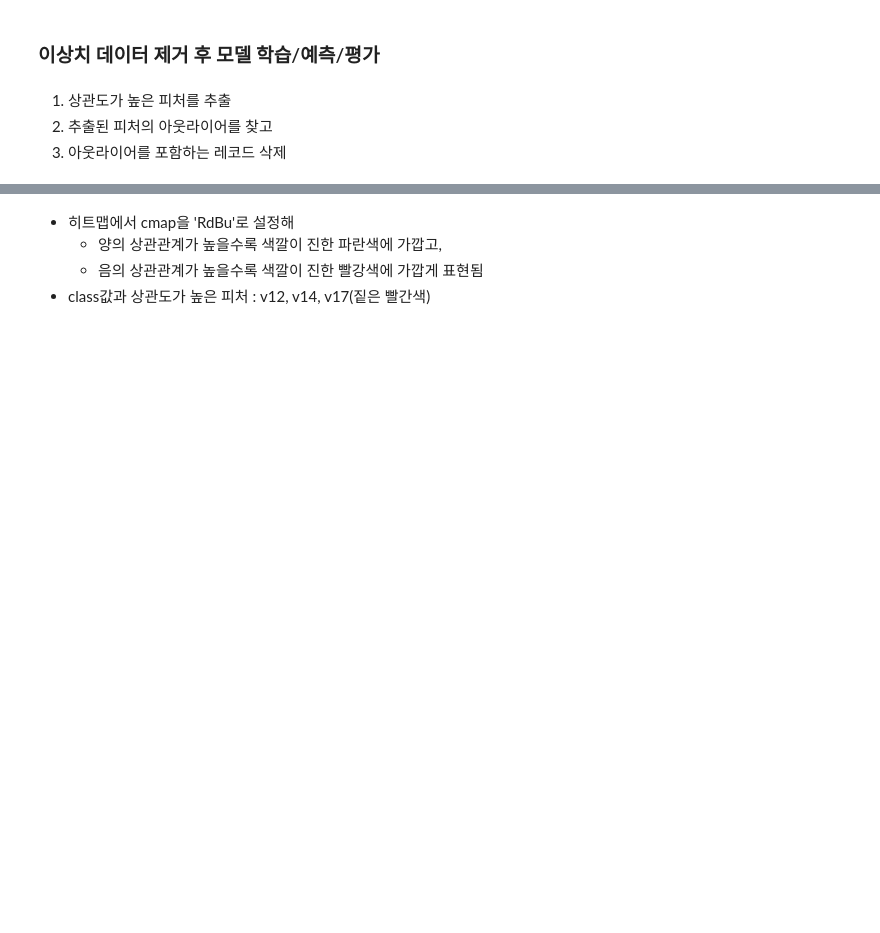
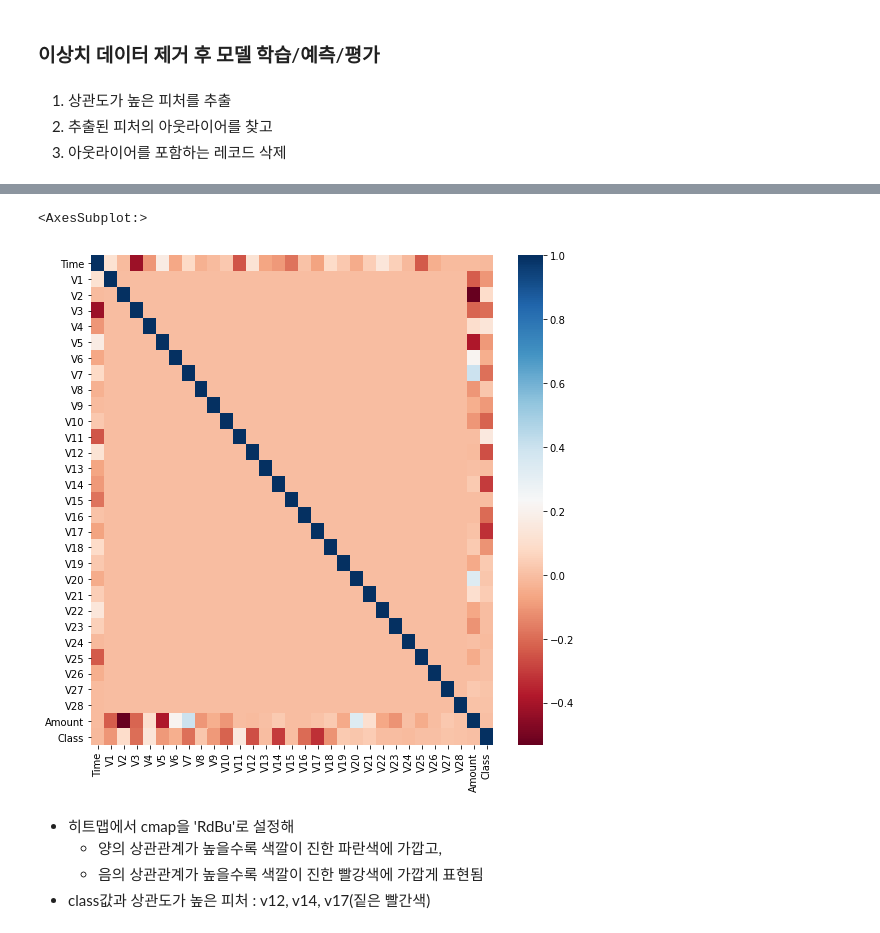
Before and after one commit to junhokim42/Python_study, a Jupyter notebook: Bigdata_training/Bigdata_analysis/day7/머신러닝_5_3_3_분류 실습-신용카드 사기 검출.ipynb, the cells around one changed output, grey strips where cells are left out. Cells and saved outputs as stored; diff of their text form; code cells hidden in the pictures; blank space fills up the shorter version.

```diff
--- a/Bigdata_training/Bigdata_analysis/day7/머신러닝_5_3_3_분류 실습-신용카드 사기 검출.ipynb
+++ b/Bigdata_training/Bigdata_analysis/day7/머신러닝_5_3_3_분류 실습-신용카드 사기 검출.ipynb
@@ -346,3 +347,10 @@ import seaborn as sns
+# %%
+import seaborn as sns
+plt.figure(figsize=(9,9))
+corr = card_df.corr() # 모든 컬럼들 간의 상관도 반환
+# %% [output]
+<AxesSubplot:>
+[figure, added]
 # %% [markdown]
 - 히트맵에서 cmap을 'RdBu'로 설정해
     - 양의 상관관계가 높을수록 색깔이 진한 파란색에 가깝고,
```
Also changed, not shown: parts of 7 cells of this notebook, 6 other files.
